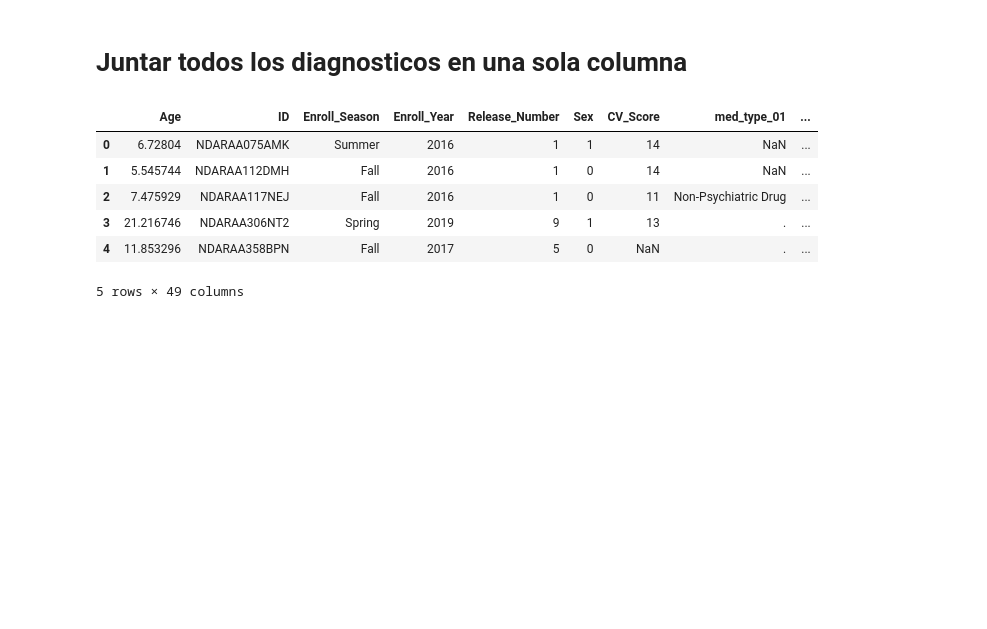
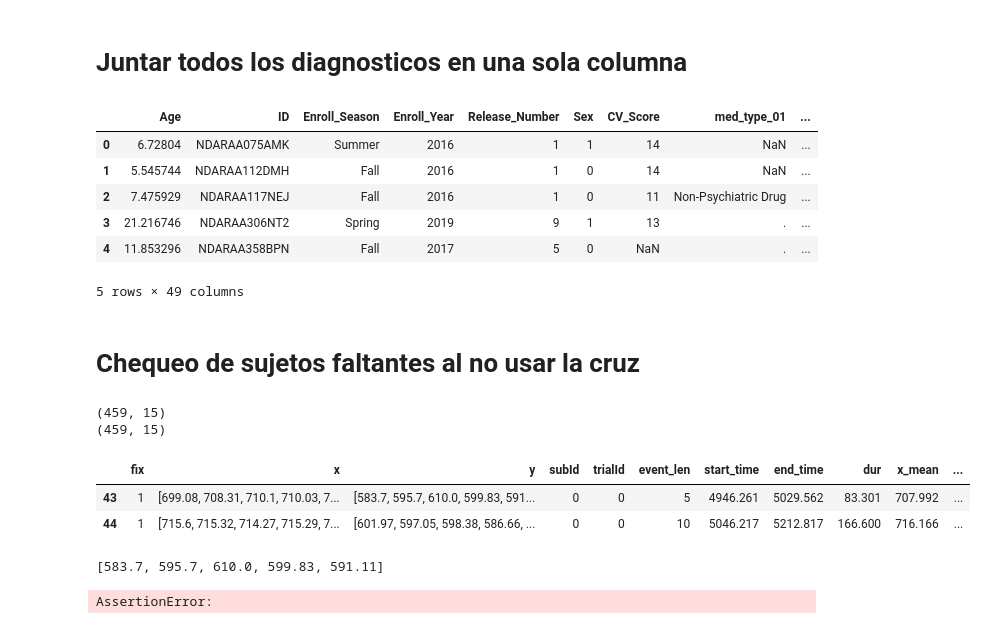
Before and after one commit to gastonbujia/SaliencyADHD, a Jupyter notebook: notebooks/data_check.ipynb, the cells around one changed output. Drawn from its saved outputs; the diff is of its cells as text; code cells hidden in the pictures; blank space fills up the shorter version.

```diff
--- a/notebooks/data_check.ipynb
+++ b/notebooks/data_check.ipynb
@@ -535,3 +684,62 @@ pheno_data.head()
 | 3 | 21.216746 | NDARAA306NT2 | Spring | 2019 | 9 | 1 | 13 | . | ... |
 | 4 | 11.853296 | NDARAA358BPN | Fall | 2017 | 5 | 0 | NaN | . | ... |
 5 rows × 49 columns
+# %% [markdown]
+# Chequeo de sujetos faltantes al no usar la cruz
+# %%
+import os
+import numpy as np
+import pandas as pd
+from scripts.utils import *
+from scripts.data import *
+from scripts.preprocessing import preprocess_fixations
+import seaborn as sns
+subjs = ["NDARAB348EWR", "NDARAH948UF0", "NDARAN524ZK6", "NDARAP782TVC", "NDARAP785CTE"]
+videos_data= load_video_data()
+vid_name = 'Diary'
+saliency_path='../videos_sal/vinet/'
+
+def create_saliency_matrix(video_folder, saliency_path ='../videos_sal/vinet'):
+
+    maps = []
+    for img in sorted(os.listdir(os.path.join(saliency_path, video_folder))):
+        if img[0] == '.':
+            continue
+        maps.append(cv2.imread(os.path.join(saliency_path, video_folder, img), cv2.IMREAD_GRAYSCALE))
+    return np.stack(maps, axis=2)
+
+saliency = create_saliency_matrix(vid_name, saliency_path=saliency_path)
+# %%
+subj = subjs[1]
+df_et = pd.read_csv(f'/hdd/ReposPesados/SaliencyADHD/data/ETFinalCutSampleEC07/ETFinalCutSample/{subj}/{subj}_Video-WK_ET_right.csv')
+df_fix, flag = preprocess_fixations(df_et, videos_data.loc[vid_name].FramesTimestamps, sdt_correction = False)
+print(df_fix.shape)
+# drop fixations after video ended
+df_fix = df_fix[df_fix['start_time']//videos_data.loc[vid_name].FramesTimestamps[1] < saliency.shape[-1]]
+print(df_fix.shape)
+# %% [output]
+(459, 15)
+(459, 15)
+# %%
+trial_resol_height = 600
+trial_resol_width = 800
+# %%
+#(df_fix.x.apply(max)>=trial_resol_width).sum()
+df_fix[df_fix.y.apply(max)>=trial_resol_height]
+# %% [output]
+|  | fix | x | y | subId | trialId | event_len | start_time | end_time | dur | x_mean | ... |
+| 43 | 1 | [699.08, 708.31, 710.1, 710.03, 7... | [583.7, 595.7, 610.0, 599.83, 591... | 0 | 0 | 5 | 4946.261 | 5029.562 | 83.301 | 707.992 | ... |
+| 44 | 1 | [715.6, 715.32, 714.27, 715.29, 7... | [601.97, 597.05, 598.38, 586.66, ... | 0 | 0 | 10 | 5046.217 | 5212.817 | 166.600 | 716.166 | ... |
+# %%
+df_fix.loc[43].y
+# %% [output]
+[583.7, 595.7, 610.0, 599.83, 591.11]
+# %%
+
+# as it is assumed that trial_resol_width=800, trial_resol_height=600, we checked it
+trial_resol_width=800 #x
+trial_resol_height=600 #y
+assert (df_fix.x.apply(max)>=trial_resol_width).sum() == 0
+assert (df_fix.y.apply(max)>=trial_resol_height).sum() == 0
+# %% [output]
+AssertionError:
```
Also changed, not shown: parts of 20 cells of this notebook, 6 other files.
